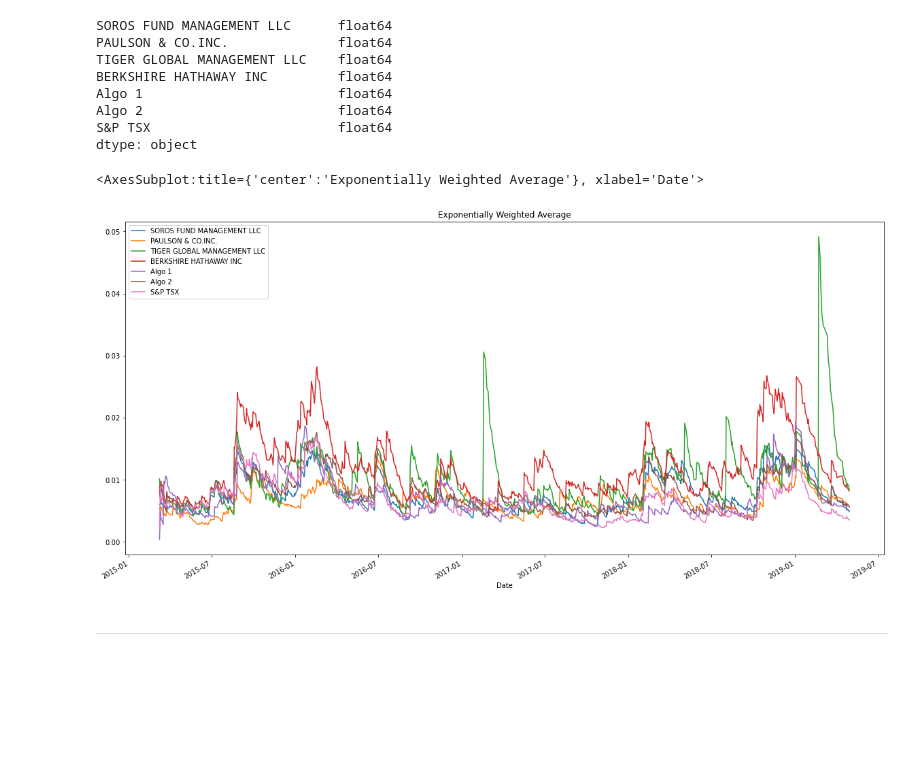
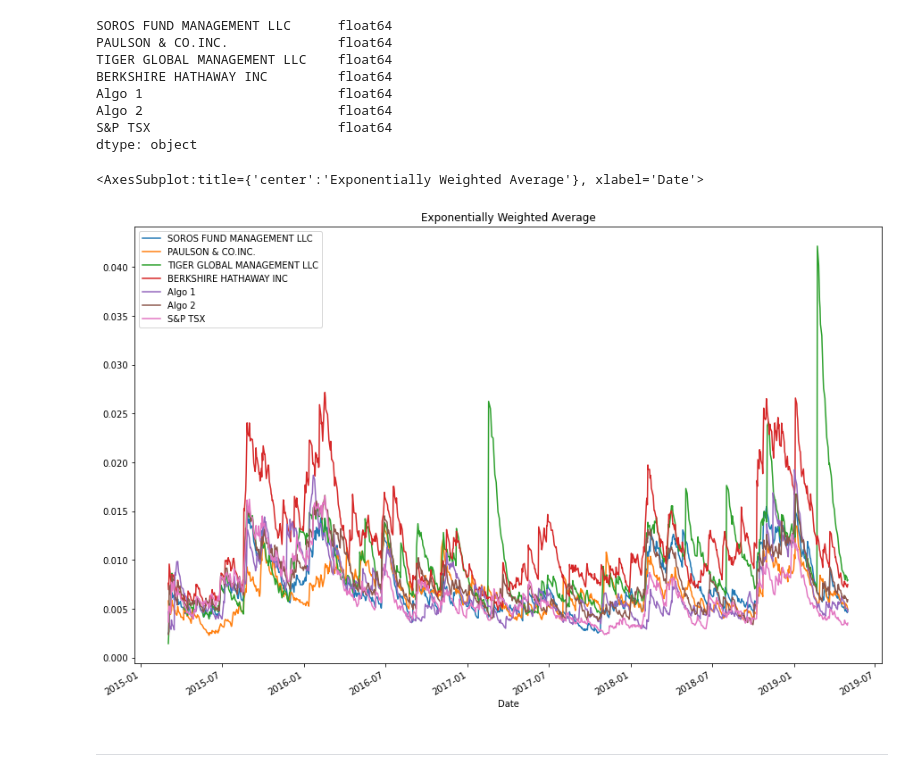
Before and after one commit to nagpalmanpreet/whale-analysis, a Jupyter notebook: whale_analysis.ipynb, the cells around one changed output. Drawn from its saved outputs; the diff is of its cells as text; code cells hidden in the pictures; blank space fills up the shorter version.

```diff
--- a/whale_analysis.ipynb
+++ b/whale_analysis.ipynb
@@ -143,8 +143,8 @@ Close    object
 dtype: object
 # %%
 # Fix Data Types
-sp_tsx_history_df['Close']=sp_tsx_history_df['Close'].str.replace("$","")
-sp_tsx_history_df['Close']=sp_tsx_history_df['Close'].str.replace(",","")
+sp_tsx_history_df['Close']=sp_tsx_history_df['Close'].str.replace("$","",regex=True)
+sp_tsx_history_df['Close']=sp_tsx_history_df['Close'].str.replace(",","",regex=True)
 sp_tsx_history_df['Close'] = sp_tsx_history_df['Close'].astype('float64')
 sp_tsx_history_df.dtypes
 #sp_tsx_history_df.head()
@@ -350,17 +350,17 @@ dtype: object
 # %%
 # Use `ewm` to calculate the rolling window
 ewm_df = pd.DataFrame(columns=['SOROS FUND MANAGEMENT LLC', 'PAULSON & CO.INC.', 'TIGER GLOBAL MANAGEMENT LLC', 'BERKSHIRE HATHAWAY INC', 'Algo 1', 'Algo 2', 'S&P TSX'])
 ewm_df["SOROS FUND MANAGEMENT LLC"] = concatenated_df["SOROS FUND MANAGEMENT LLC"].ewm(span=21).std()
 ewm_df["PAULSON & CO.INC."] = concatenated_df["PAULSON & CO.INC. "].ewm(span=21).std()
 ewm_df["TIGER GLOBAL MANAGEMENT LLC"] = concatenated_df["TIGER GLOBAL MANAGEMENT LLC"].ewm(span=21).std()
 ewm_df["BERKSHIRE HATHAWAY INC"] = concatenated_df["BERKSHIRE HATHAWAY INC"].ewm(span=21).std()
 ewm_df["Algo 1"] = concatenated_df["Algo 1"].ewm(span=21).std()
 ewm_df["Algo 2"] = concatenated_df["Algo 2"].ewm(span=21).std()
 ewm_df["S&P TSX"] = concatenated_df["S&P TSX"].ewm(span=21).std()
-ewm_df.plot(figsize=(20,10),title = 'Exponentially Weighted Average')
+ewm_df.plot(figsize=(15,10),title = 'Exponentially Weighted Average')
 # %% [output]
 <AxesSubplot:title={'center':'Exponentially Weighted Average'}, xlabel='Date'>
-[figure, old version]
+[figure, new version]
 # %% [markdown]
 ---
 # %% [markdown]
```
Also changed, not shown: parts of 7 cells of this notebook.
